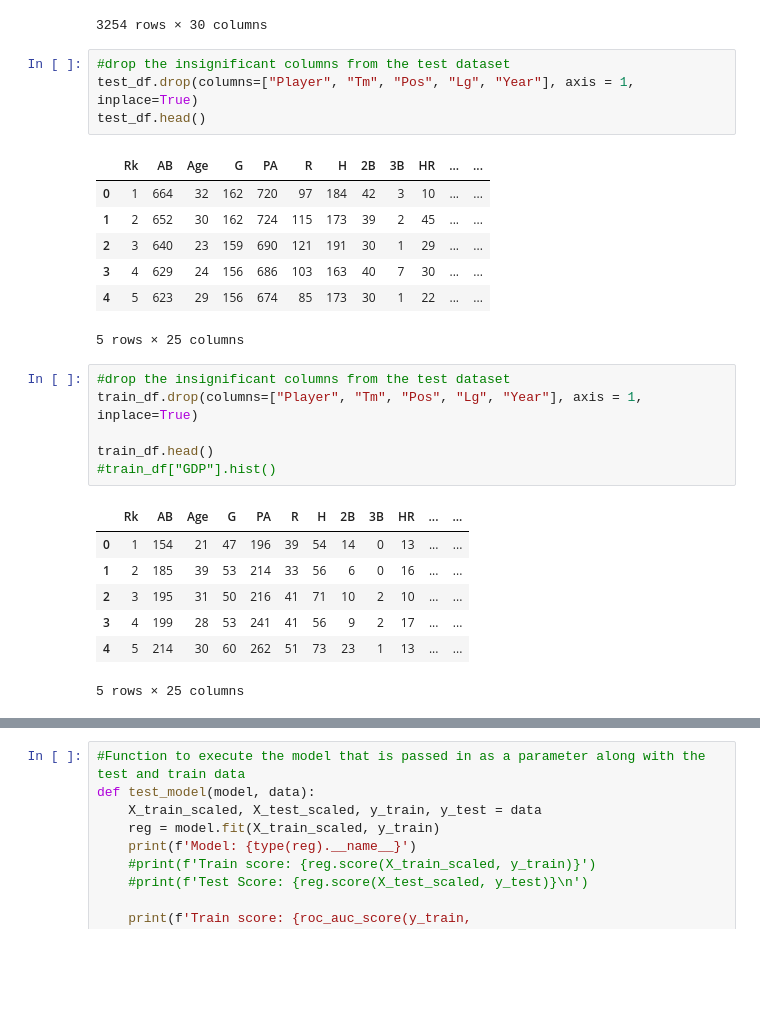
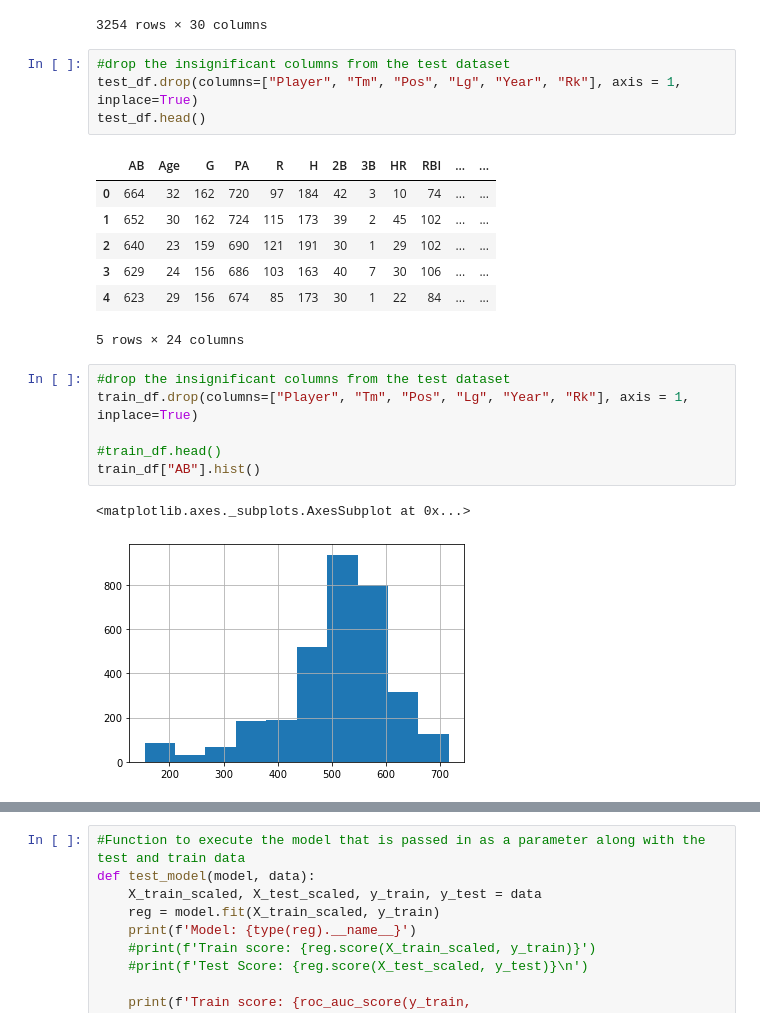
Before and after one commit to vadulas/Final_Project, a Jupyter notebook: all_star_prediction_model.ipynb, the cells around one changed output, grey strips where cells are left out. Saved outputs shown, nothing was run; the diff lists cells and outputs as text; blank space fills up the shorter version.

```diff
--- a/all_star_prediction_model.ipynb
+++ b/all_star_prediction_model.ipynb
@@ -126,30 +126,25 @@ train_df.isna()
 3254 rows × 30 columns
 # %%
 #drop the insignificant columns from the test dataset
-test_df.drop(columns=["Player", "Tm", "Pos", "Lg", "Year"], axis = 1, inplace=True)
+test_df.drop(columns=["Player", "Tm", "Pos", "Lg", "Year", "Rk"], axis = 1, inplace=True)
 test_df.head()
 # %% [output]
-|  | Rk | AB | Age | G | PA | R | H | 2B | 3B | HR | ... | ... |
-| 0 | 1 | 664 | 32 | 162 | 720 | 97 | 184 | 42 | 3 | 10 | ... | ... |
-| 1 | 2 | 652 | 30 | 162 | 724 | 115 | 173 | 39 | 2 | 45 | ... | ... |
-| 2 | 3 | 640 | 23 | 159 | 690 | 121 | 191 | 30 | 1 | 29 | ... | ... |
-| 3 | 4 | 629 | 24 | 156 | 686 | 103 | 163 | 40 | 7 | 30 | ... | ... |
-| 4 | 5 | 623 | 29 | 156 | 674 | 85 | 173 | 30 | 1 | 22 | ... | ... |
+|  | AB | Age | G | PA | R | H | 2B | 3B | HR | RBI | ... | ... |
+| 0 | 664 | 32 | 162 | 720 | 97 | 184 | 42 | 3 | 10 | 74 | ... | ... |
+| 1 | 652 | 30 | 162 | 724 | 115 | 173 | 39 | 2 | 45 | 102 | ... | ... |
+| 2 | 640 | 23 | 159 | 690 | 121 | 191 | 30 | 1 | 29 | 102 | ... | ... |
+| 3 | 629 | 24 | 156 | 686 | 103 | 163 | 40 | 7 | 30 | 106 | ... | ... |
+| 4 | 623 | 29 | 156 | 674 | 85 | 173 | 30 | 1 | 22 | 84 | ... | ... |
-5 rows × 25 columns
+5 rows × 24 columns
 # %%
 #drop the insignificant columns from the test dataset
-train_df.drop(columns=["Player", "Tm", "Pos", "Lg", "Year"], axis = 1, inplace=True)
+train_df.drop(columns=["Player", "Tm", "Pos", "Lg", "Year", "Rk"], axis = 1, inplace=True)
 
-train_df.head()
-#train_df["GDP"].hist()
+#train_df.head()
+train_df["AB"].hist()
 # %% [output]
-|  | Rk | AB | Age | G | PA | R | H | 2B | 3B | HR | ... | ... |
-| 0 | 1 | 154 | 21 | 47 | 196 | 39 | 54 | 14 | 0 | 13 | ... | ... |
-| 1 | 2 | 185 | 39 | 53 | 214 | 33 | 56 | 6 | 0 | 16 | ... | ... |
-| 2 | 3 | 195 | 31 | 50 | 216 | 41 | 71 | 10 | 2 | 10 | ... | ... |
-| 3 | 4 | 199 | 28 | 53 | 241 | 41 | 56 | 9 | 2 | 17 | ... | ... |
-| 4 | 5 | 214 | 30 | 60 | 262 | 51 | 73 | 23 | 1 | 13 | ... | ... |
-5 rows × 25 columns
+<matplotlib.axes._subplots.AxesSubplot at 0x...>
+[figure, added]
 # %%
 #Rename the All Star column to Classification in both test and train dataset
 train_df.rename(columns={"All Star":"Classification"}, inplace=True)
```
Also changed, not shown: parts of 13 cells of this notebook, 3 other files.
